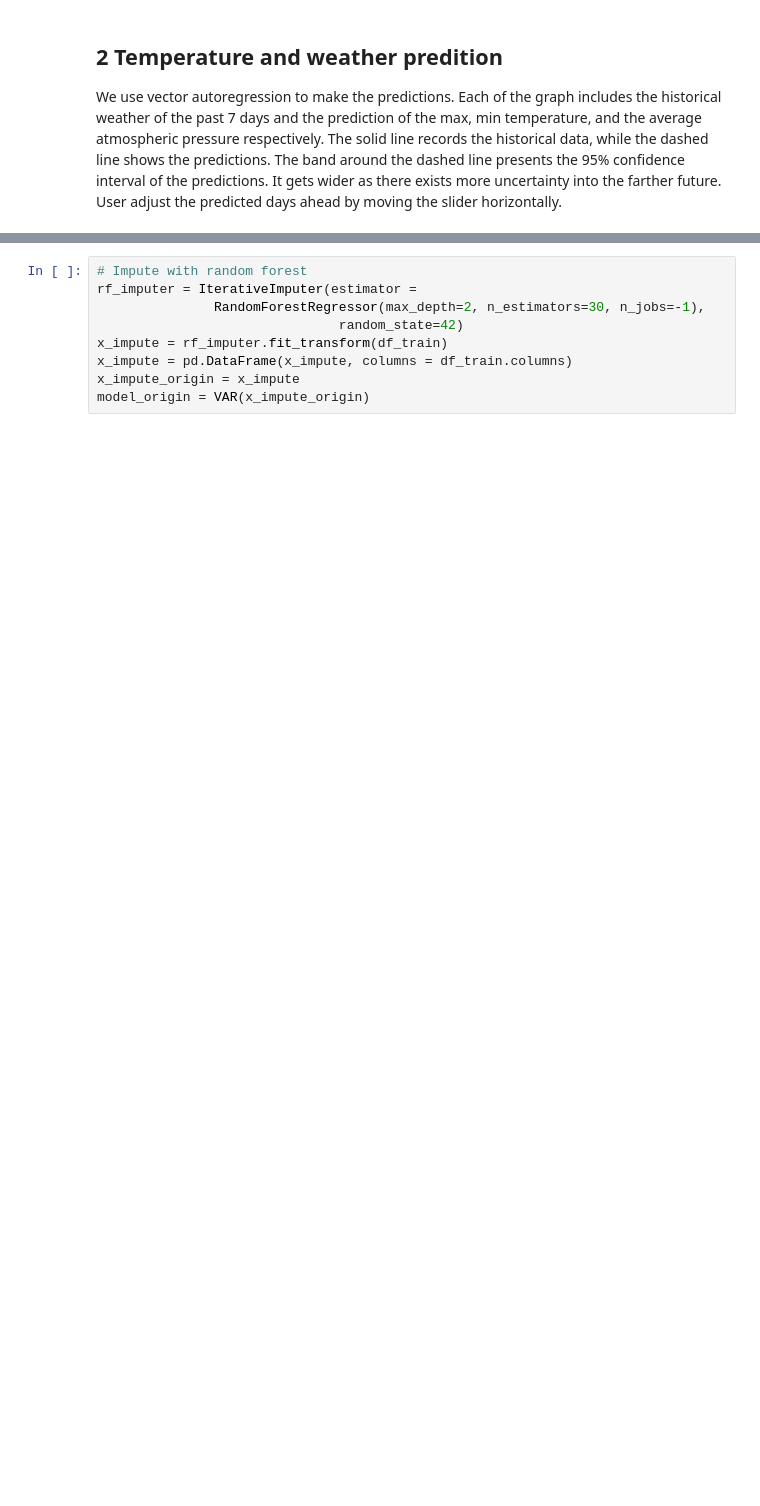
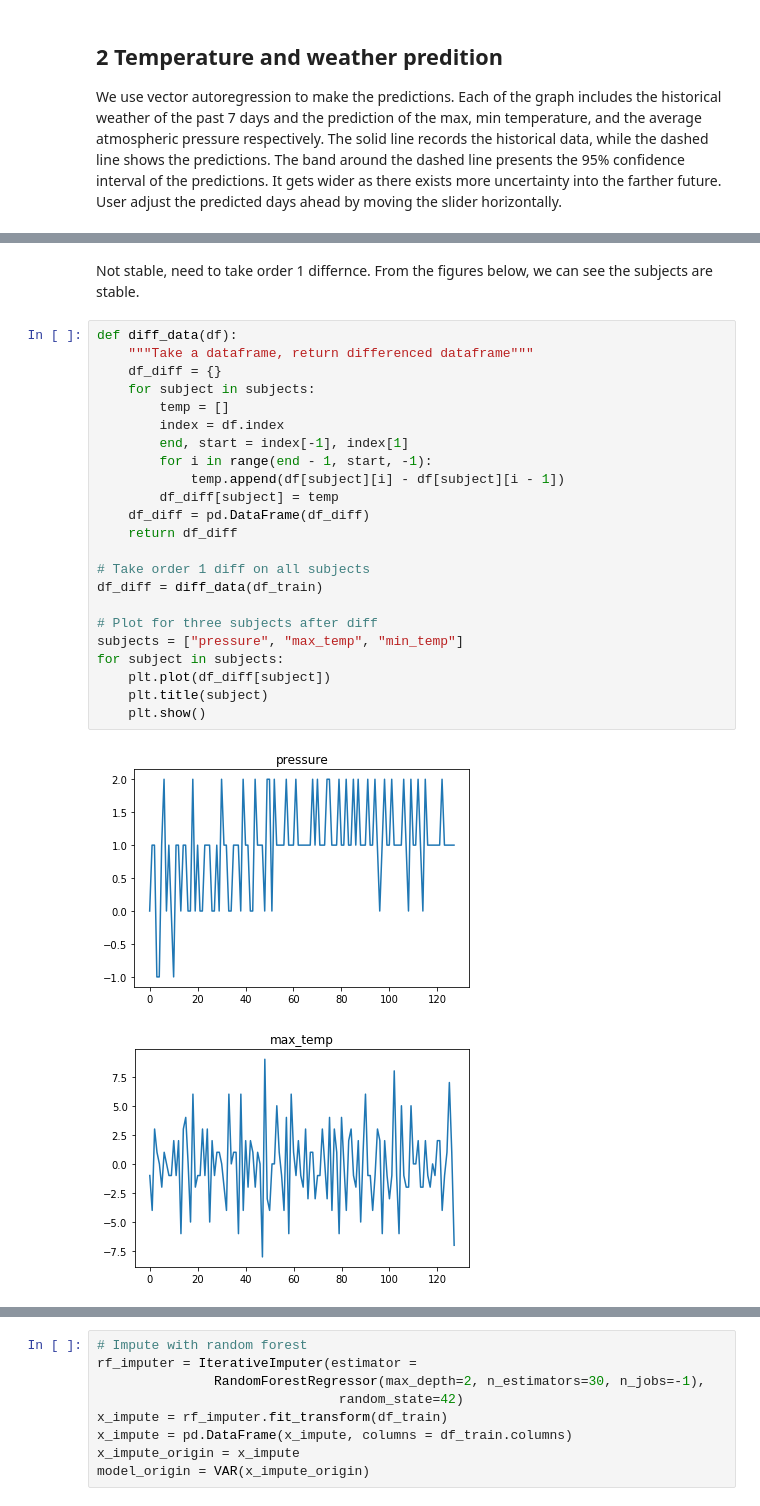
Before and after one commit to tangcc35/DATA1050_DanTheBest, a Jupyter notebook: Enhancement.ipynb, the cells around one changed output, grey strips where cells are left out. Drawn from its saved outputs; the diff is of its cells as text; blank space fills up the shorter version.

```diff
--- a/Enhancement.ipynb
+++ b/Enhancement.ipynb
@@ -80,0 +88,28 @@ plt.plot(df_train["min_temp"])
+# %% [markdown]
+Not stable, need to take order 1 differnce. From the figures below, we can see the subjects are stable.
+# %%
+def diff_data(df):
+    """Take a dataframe, return differenced dataframe"""
+    df_diff = {}
+    for subject in subjects:
+        temp = []
+        index = df.index
+        end, start = index[-1], index[1]
+        for i in range(end - 1, start, -1):
+            temp.append(df[subject][i] - df[subject][i - 1])
+        df_diff[subject] = temp
+    df_diff = pd.DataFrame(df_diff)
+    return df_diff
+
+# Take order 1 diff on all subjects
+df_diff = diff_data(df_train)
+
+# Plot for three subjects after diff
+subjects = ["pressure", "max_temp", "min_temp"]
+for subject in subjects:
+    plt.plot(df_diff[subject])
+    plt.title(subject)
+    plt.show()
+# %% [output]
+[figure, added]
+[figure, added]
```
Also changed, not shown: parts of 15 cells of this notebook.
